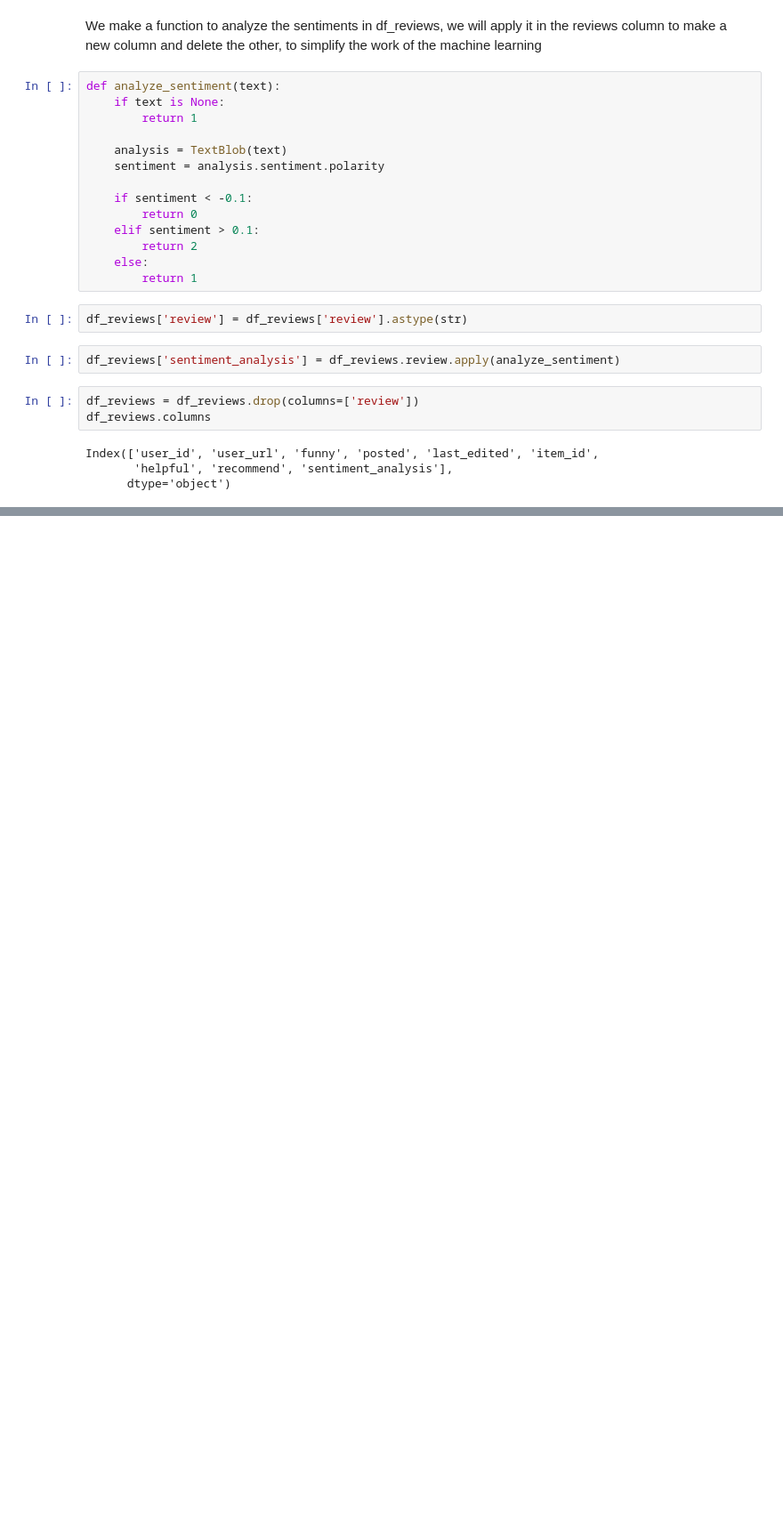
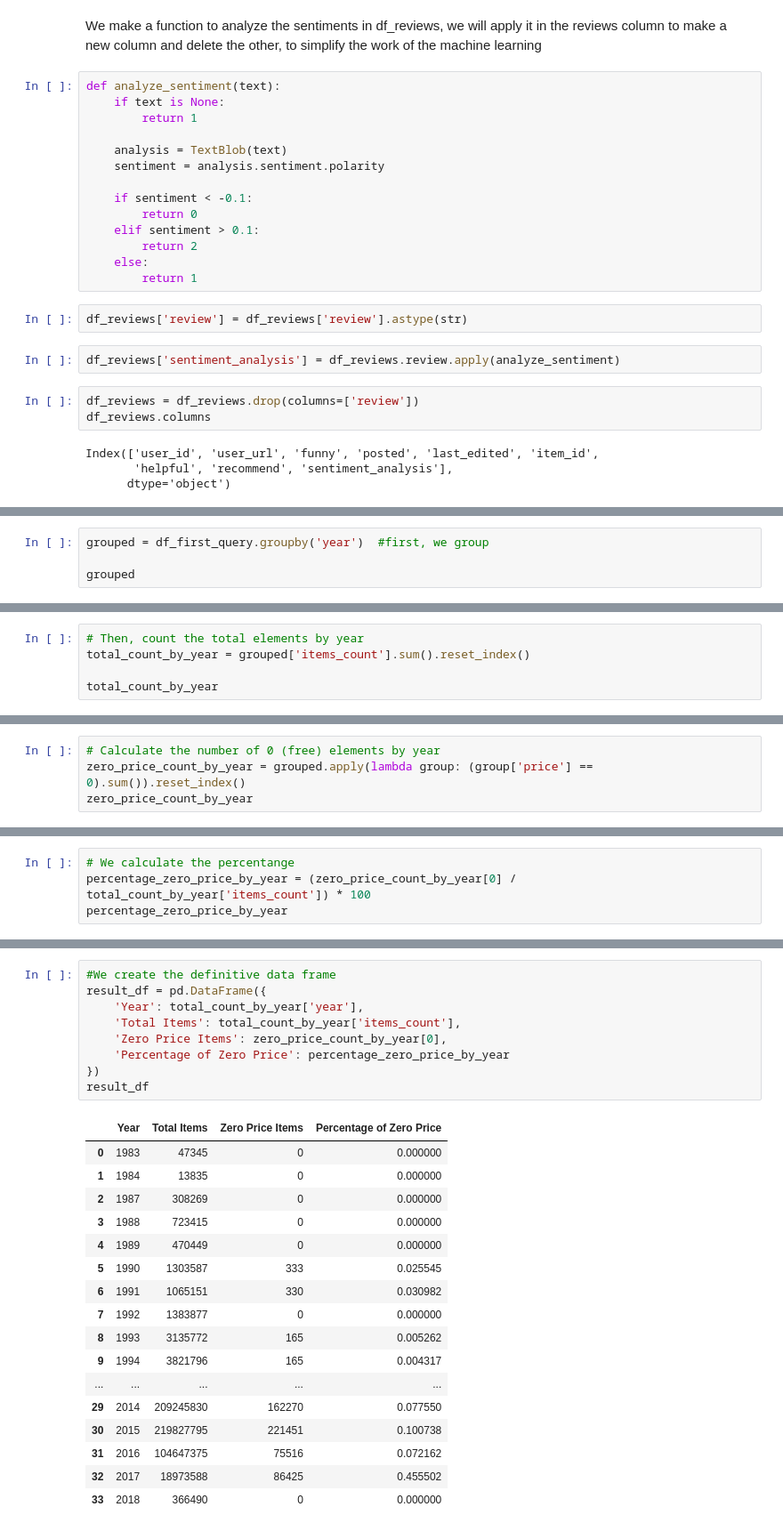
Before and after one commit to pablorobba/Proyecto_Individual_STEAM, a Jupyter notebook: Feature_ Engineering.ipynb, the cells around one changed output, grey strips where cells are left out. Shown at 89% size. Drawn from its saved outputs; the diff is of its cells as text; blank space fills up the shorter version.

Commit message:
part of secod query made to the API

```diff
--- a/Feature_ Engineering.ipynb
+++ b/Feature_ Engineering.ipynb
@@ -63,0 +153,4 @@ Index(['user_id', 'user_url', 'funny', 'posted', 'last_edited', 'item_id',
+# %%
+grouped = df_first_query.groupby('year')  #first, we group
+
+grouped
@@ -63,0 +159,5 @@ Index(['user_id', 'user_url', 'funny', 'posted', 'last_edited', 'item_id',
+# %%
+# Then, count the total elements by year
+total_count_by_year = grouped['items_count'].sum().reset_index()
+
+total_count_by_year
@@ -63,0 +182,4 @@ Index(['user_id', 'user_url', 'funny', 'posted', 'last_edited', 'item_id',
+# %%
+# Calculate the number of 0 (free) elements by year
+zero_price_count_by_year = grouped.apply(lambda group: (group['price'] == 0).sum()).reset_index()
+zero_price_count_by_year
@@ -63,0 +204,4 @@ Index(['user_id', 'user_url', 'funny', 'posted', 'last_edited', 'item_id',
+# %%
+# We calculate the percentange
+percentage_zero_price_by_year = (zero_price_count_by_year[0] / total_count_by_year['items_count']) * 100
+percentage_zero_price_by_year
@@ -63,0 +226,27 @@ Index(['user_id', 'user_url', 'funny', 'posted', 'last_edited', 'item_id',
+# %%
+#We create the definitive data frame
+result_df = pd.DataFrame({
+    'Year': total_count_by_year['year'],
+    'Total Items': total_count_by_year['items_count'],
+    'Zero Price Items': zero_price_count_by_year[0],
+    'Percentage of Zero Price': percentage_zero_price_by_year
+})
+result_df
+# %% [output]
+|  | Year | Total Items | Zero Price Items | Percentage of Zero Price |
+| 0 | 1983 | 47345 | 0 | 0.000000 |
+| 1 | 1984 | 13835 | 0 | 0.000000 |
+| 2 | 1987 | 308269 | 0 | 0.000000 |
+| 3 | 1988 | 723415 | 0 | 0.000000 |
+| 4 | 1989 | 470449 | 0 | 0.000000 |
+| 5 | 1990 | 1303587 | 333 | 0.025545 |
+| 6 | 1991 | 1065151 | 330 | 0.030982 |
+| 7 | 1992 | 1383877 | 0 | 0.000000 |
+| 8 | 1993 | 3135772 | 165 | 0.005262 |
+| 9 | 1994 | 3821796 | 165 | 0.004317 |
+| ... | ... | ... | ... | ... |
+| 29 | 2014 | 209245830 | 162270 | 0.077550 |
+| 30 | 2015 | 219827795 | 221451 | 0.100738 |
+| 31 | 2016 | 104647375 | 75516 | 0.072162 |
+| 32 | 2017 | 18973588 | 86425 | 0.455502 |
+| 33 | 2018 | 366490 | 0 | 0.000000 |
```
Also changed, not shown: parts of 19 cells of this notebook, 2 other files.
